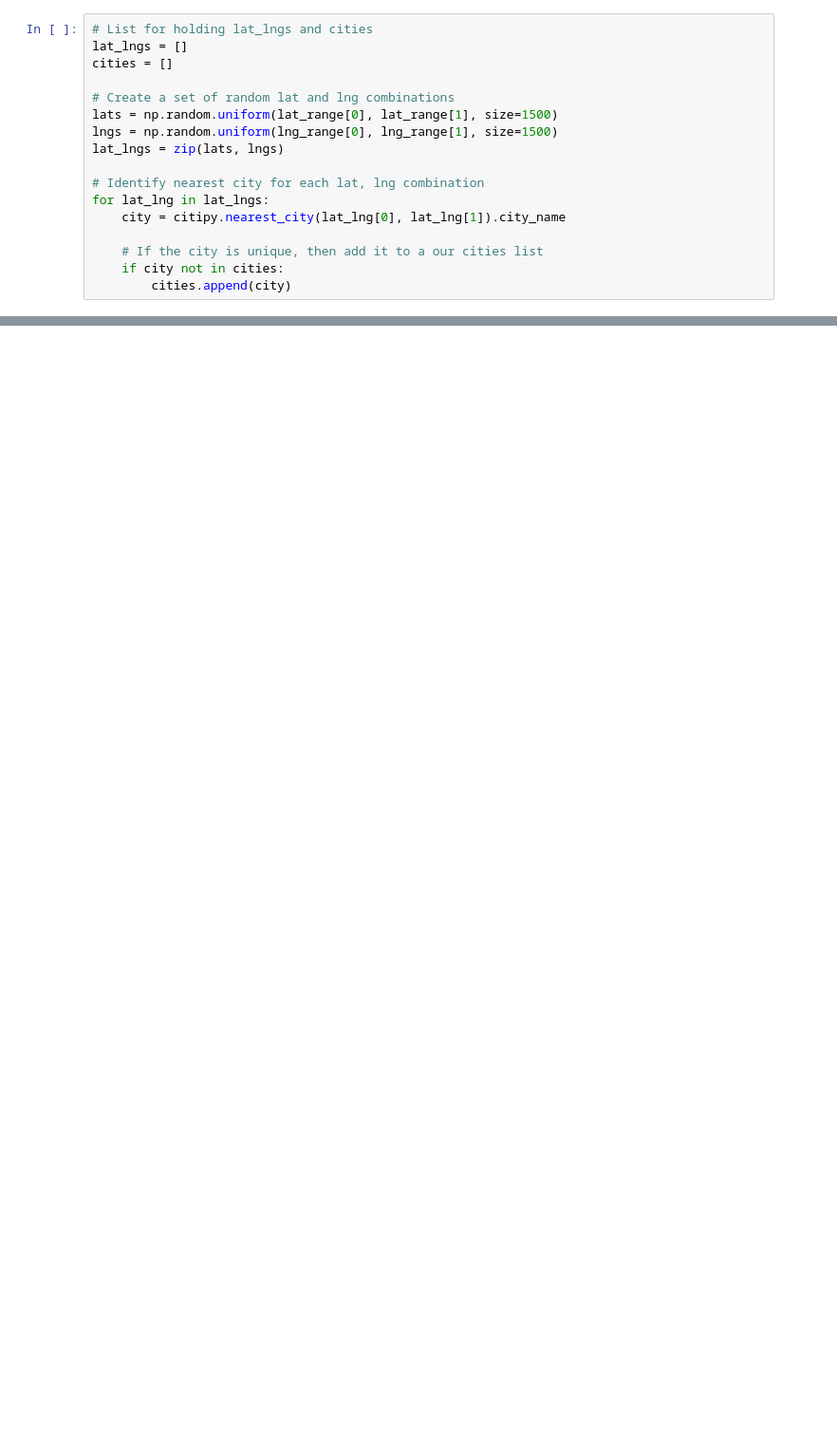
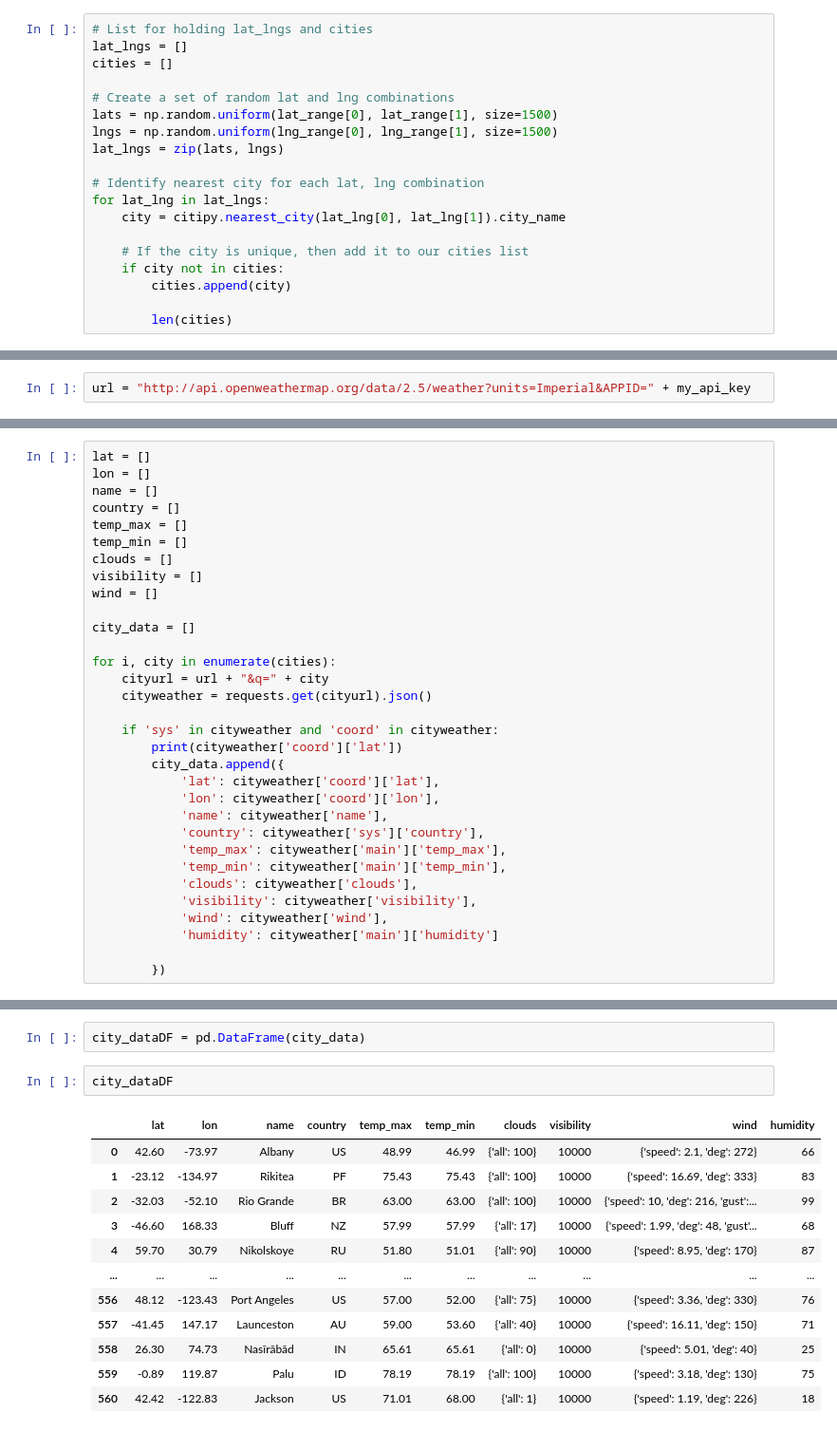
Before and after one commit to cmagnotta/python-api-challenge, a Jupyter notebook: WeatherPy/api homework.ipynb, the cells around one changed output, grey strips where cells are left out. Shown: that part at 95% size. Cells and saved outputs as stored; diff of their text form; blank space fills up the shorter version.

```diff
--- a/WeatherPy/api homework.ipynb
+++ b/WeatherPy/api homework.ipynb
@@ -35,6 +34,8 @@ lat_lngs = zip(lats, lngs)
 for lat_lng in lat_lngs:
     city = citipy.nearest_city(lat_lng[0], lat_lng[1]).city_name
 
-    # If the city is unique, then add it to a our cities list
+    # If the city is unique, then add it to our cities list
     if city not in cities:
         cities.append(city)
+
+        len(cities)
@@ -42,0 +54,2 @@ for lat_lng in lat_lngs:
+# %%
+url = "http://api.openweathermap.org/data/2.5/weather?units=Imperial&APPID=" + my_api_key
@@ -42,0 +61,32 @@ for lat_lng in lat_lngs:
+# %%
+lat = []
+lon = []
+name = []
+country = []
+temp_max = []
+temp_min = []
+clouds = []
+visibility = []
+wind = []
+
+city_data = []
+
+for i, city in enumerate(cities):
+    cityurl = url + "&q=" + city
+    cityweather = requests.get(cityurl).json()
+
+    if 'sys' in cityweather and 'coord' in cityweather:
+        print(cityweather['coord']['lat'])
+        city_data.append({
+            'lat': cityweather['coord']['lat'],
+            'lon': cityweather['coord']['lon'],
+            'name': cityweather['name'],
+            'country': cityweather['sys']['country'],
+            'temp_max': cityweather['main']['temp_max'],
+            'temp_min': cityweather['main']['temp_min'],
+            'clouds': cityweather['clouds'],
+            'visibility': cityweather['visibility'],
+            'wind': cityweather['wind'],
+            'humidity': cityweather['main']['humidity']
+
+        })
@@ -42,0 +115,17 @@ for lat_lng in lat_lngs:
+# %%
+city_dataDF = pd.DataFrame(city_data)
+# %%
+city_dataDF
+# %% [output]
+|  | lat | lon | name | country | temp_max | temp_min | clouds | visibility | wind | humidity |
+| 0 | 42.60 | -73.97 | Albany | US | 48.99 | 46.99 | {'all': 100} | 10000 | {'speed': 2.1, 'deg': 272} | 66 |
+| 1 | -23.12 | -134.97 | Rikitea | PF | 75.43 | 75.43 | {'all': 100} | 10000 | {'speed': 16.69, 'deg': 333} | 83 |
+| 2 | -32.03 | -52.10 | Rio Grande | BR | 63.00 | 63.00 | {'all': 100} | 10000 | {'speed': 10, 'deg': 216, 'gust':... | 99 |
+| 3 | -46.60 | 168.33 | Bluff | NZ | 57.99 | 57.99 | {'all': 17} | 10000 | {'speed': 1.99, 'deg': 48, 'gust'... | 68 |
+| 4 | 59.70 | 30.79 | Nikolskoye | RU | 51.80 | 51.01 | {'all': 90} | 10000 | {'speed': 8.95, 'deg': 170} | 87 |
+| ... | ... | ... | ... | ... | ... | ... | ... | ... | ... | ... |
+| 556 | 48.12 | -123.43 | Port Angeles | US | 57.00 | 52.00 | {'all': 75} | 10000 | {'speed': 3.36, 'deg': 330} | 76 |
+| 557 | -41.45 | 147.17 | Launceston | AU | 59.00 | 53.60 | {'all': 40} | 10000 | {'speed': 16.11, 'deg': 150} | 71 |
+| 558 | 26.30 | 74.73 | Nasīrābād | IN | 65.61 | 65.61 | {'all': 0} | 10000 | {'speed': 5.01, 'deg': 40} | 25 |
+| 559 | -0.89 | 119.87 | Palu | ID | 78.19 | 78.19 | {'all': 100} | 10000 | {'speed': 3.18, 'deg': 130} | 75 |
+| 560 | 42.42 | -122.83 | Jackson | US | 71.01 | 68.00 | {'all': 1} | 10000 | {'speed': 1.19, 'deg': 226} | 18 |
```
Also changed, not shown: parts of 32 cells of this notebook.
